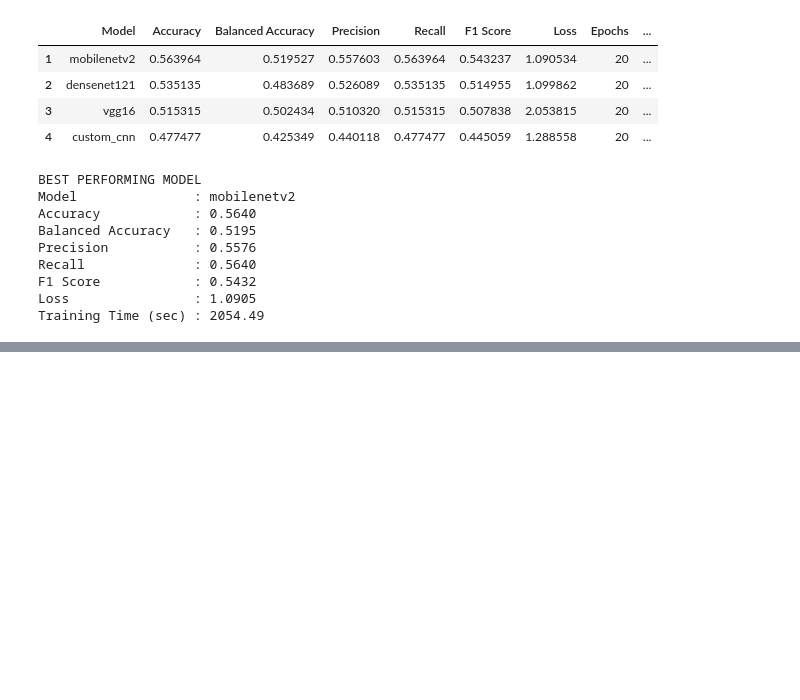
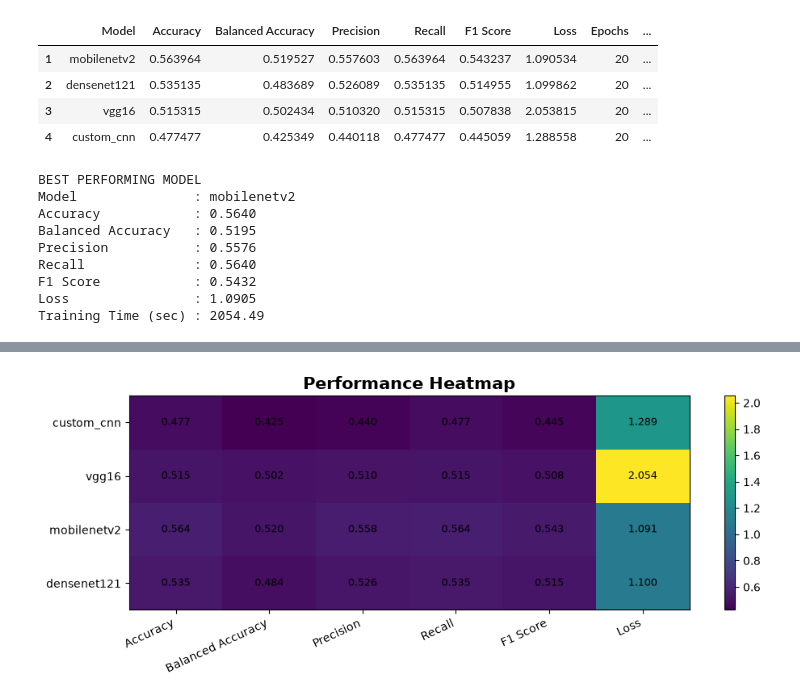
Before and after one commit to pri-13/VDD_ComparativeAnalysis, a Jupyter notebook: notebooks/05_comparison.ipynb, the cells around one changed output, grey strips where cells are left out. Cells and saved outputs as stored; diff of their text form; code cells hidden in the pictures; blank space fills up the shorter version.

```diff
--- a/notebooks/05_comparison.ipynb
+++ b/notebooks/05_comparison.ipynb
@@ -175,0 +214,46 @@ Training Time (sec) : 2054.49
+# %%
+#heatmap
+heatmap_data = comparison.set_index("Model")[
+    [
+        "Accuracy",
+        "Balanced Accuracy",
+        "Precision",
+        "Recall",
+        "F1 Score",
+        "Loss"
+    ]
+]
+fig, ax = plt.subplots(figsize=(10,4))
+im = ax.imshow(
+    heatmap_data.values,
+    aspect="auto"
+)
+ax.set_xticks(range(len(heatmap_data.columns)))
+ax.set_xticklabels(
+    heatmap_data.columns,
+    rotation=25,
+    ha="right"
+)
+ax.set_yticks(range(len(heatmap_data.index)))
+ax.set_yticklabels(heatmap_data.index)
+plt.colorbar(im)
+for i in range(len(heatmap_data.index)):
+    for j in range(len(heatmap_data.columns)):
+        ax.text(
+            j,
+            i,
+            f"{heatmap_data.iloc[i,j]:.3f}",
+            ha="center",
+            va="center",
+            fontsize=9
+        )
+plt.title(
+    "Performance Heatmap",
+    fontsize=15,
+    fontweight="bold"
+)
+plt.tight_layout()
+plt.savefig(COMPARISON_OUTPUT_DIR / "performance_heatmap.png", dpi=300)
+plt.show()
+# %% [output]
+[figure, added]
```
Also changed, not shown: parts of 1 cell of this notebook.
